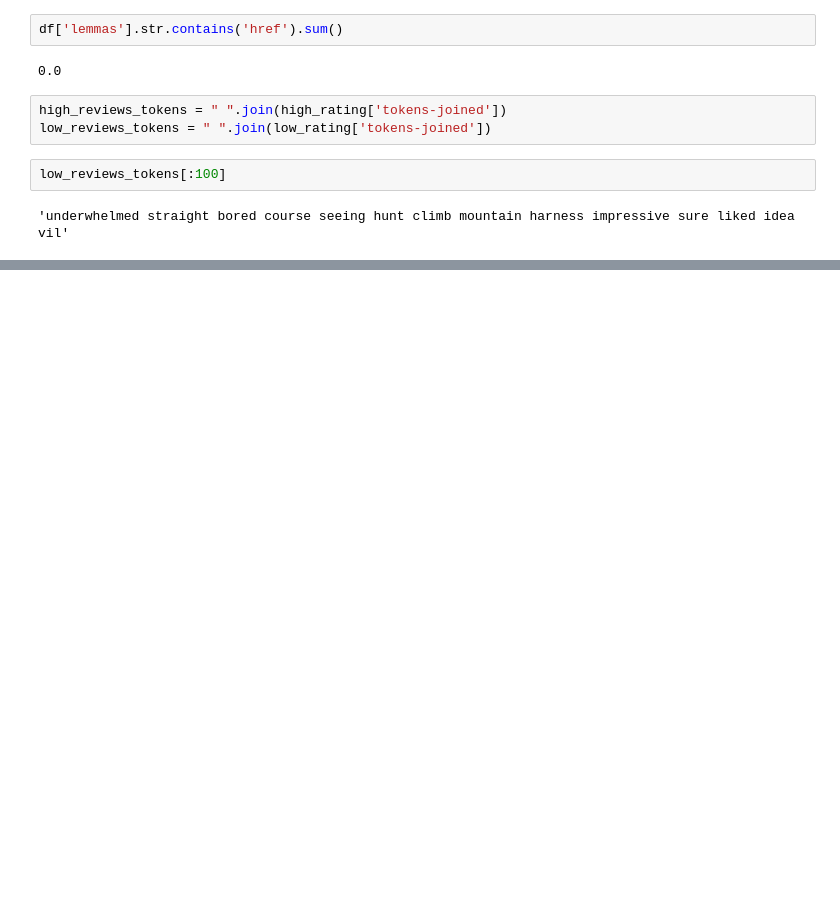
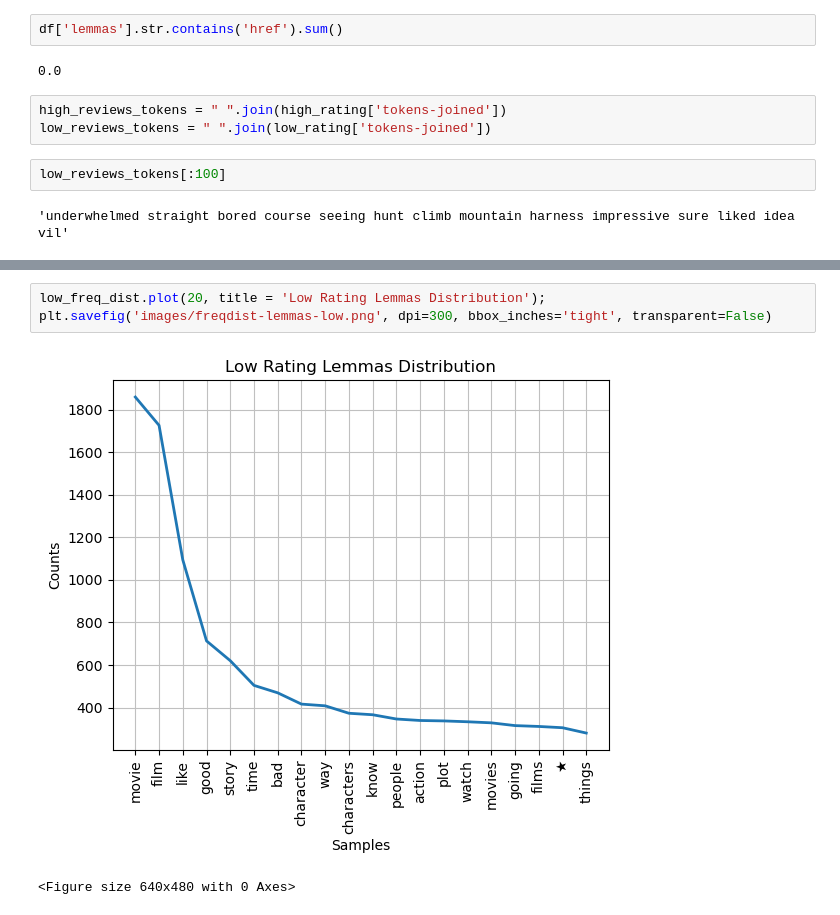
Before and after one commit to 808hanronald/project-2.3, a Jupyter notebook: 2.5.ipynb, the cells around one changed output, grey strips where cells are left out. Drawn from its saved outputs; the diff is of its cells as text; blank space fills up the shorter version.

```diff
--- a/2.5.ipynb
+++ b/2.5.ipynb
@@ -254,0 +314,6 @@ fig.suptitle('Word Clouds - Tokens', fontsize=20, y=1.05);
+# %%
+low_freq_dist.plot(20, title = 'Low Rating Lemmas Distribution');
+plt.savefig('images/freqdist-lemmas-low.png', dpi=300, bbox_inches='tight', transparent=False)
+# %% [output]
+[figure, added]
+<Figure size 640x480 with 0 Axes>
```
Also changed, not shown: parts of 10 cells of this notebook, 6 other files.
